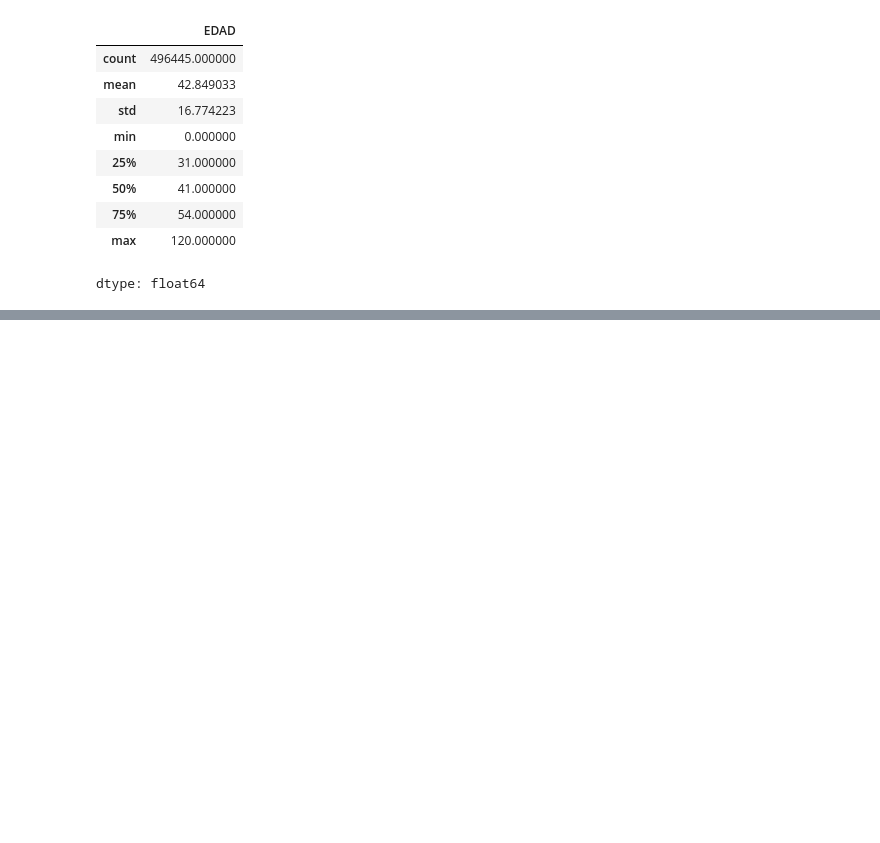
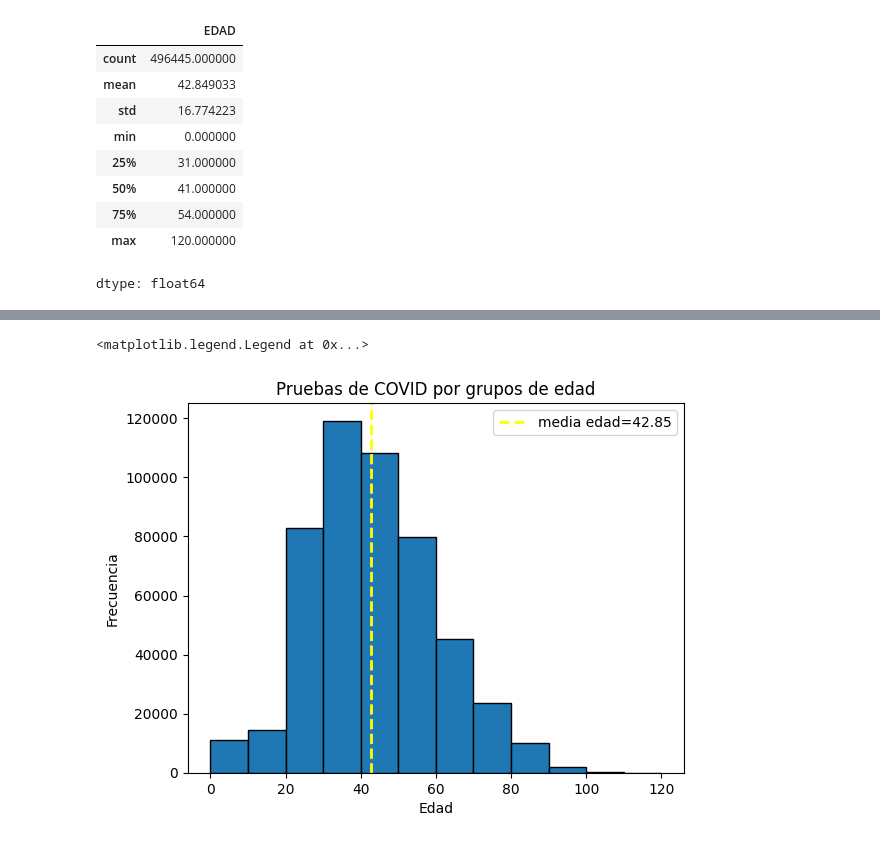
Before and after one commit to DLO-4-ya/Probabilidad-y-Estadistica, a Jupyter notebook: Unidad_1/Practica_5.ipynb, the cells around one changed output, grey strips where cells are left out. Cells and saved outputs as stored; diff of their text form; code cells hidden in the pictures; blank space fills up the shorter version.

```diff
--- a/Unidad_1/Practica_5.ipynb
+++ b/Unidad_1/Practica_5.ipynb
@@ -66,0 +77,13 @@ dtype: float64
+# %%
+media = covid.EDAD.mean()
+
+rangos=[0,10,20,30,40,50,60,70,80,90,100,110,120]
+plt.hist(covid.EDAD, bins = rangos, edgecolor = 'black')
+plt.axvline(media, color = 'yellow', linestyle = 'dashed', linewidth = 2, label = f'media edad={media:.2f}')
+plt.xlabel('Edad')
+plt.ylabel('Frecuencia')
+plt.title('Pruebas de COVID por grupos de edad')
+plt.legend()
+# %% [output]
+<matplotlib.legend.Legend at 0x...>
+[figure, added]
```
Also changed, not shown: parts of 2 cells of this notebook.
